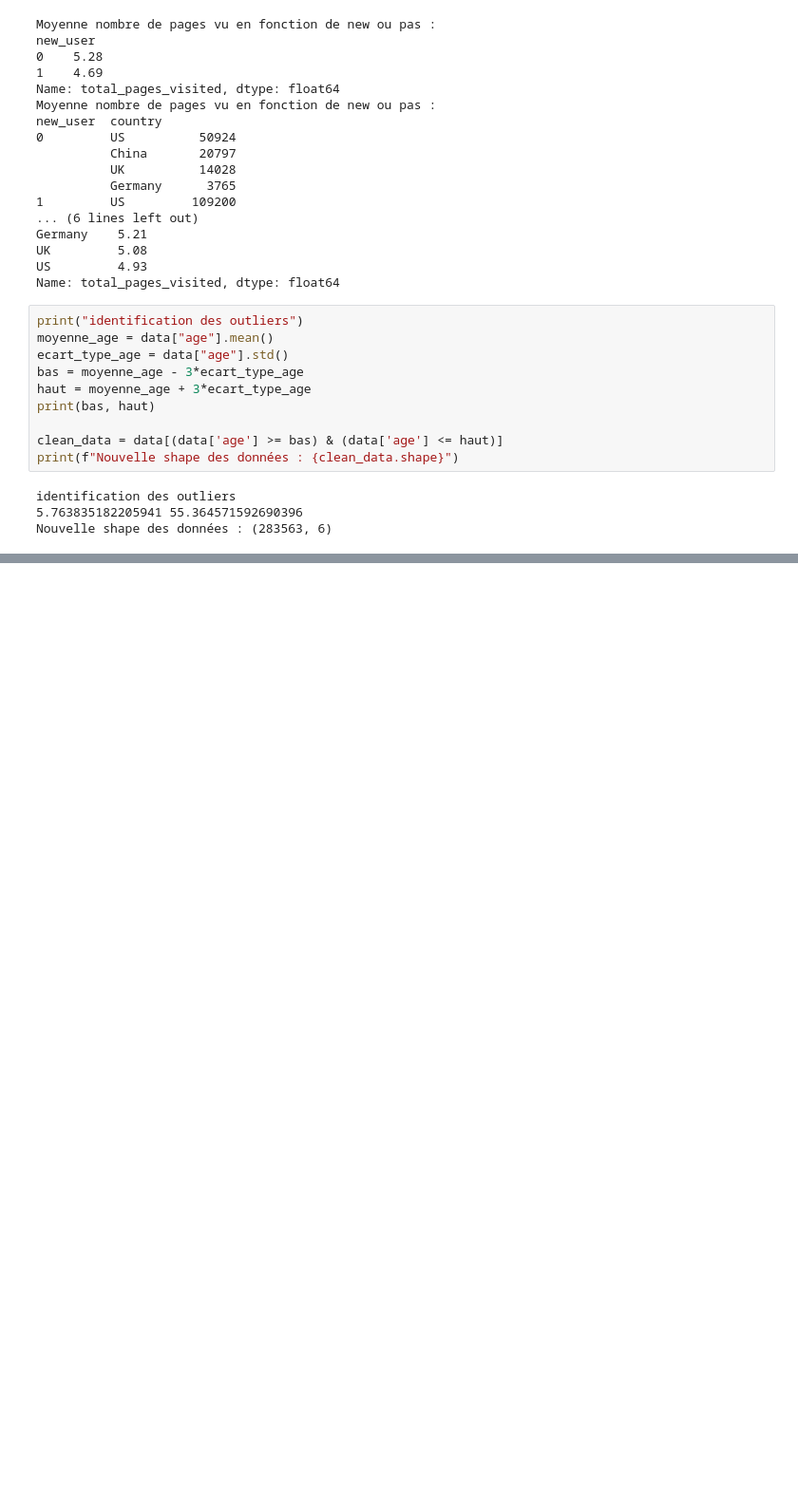
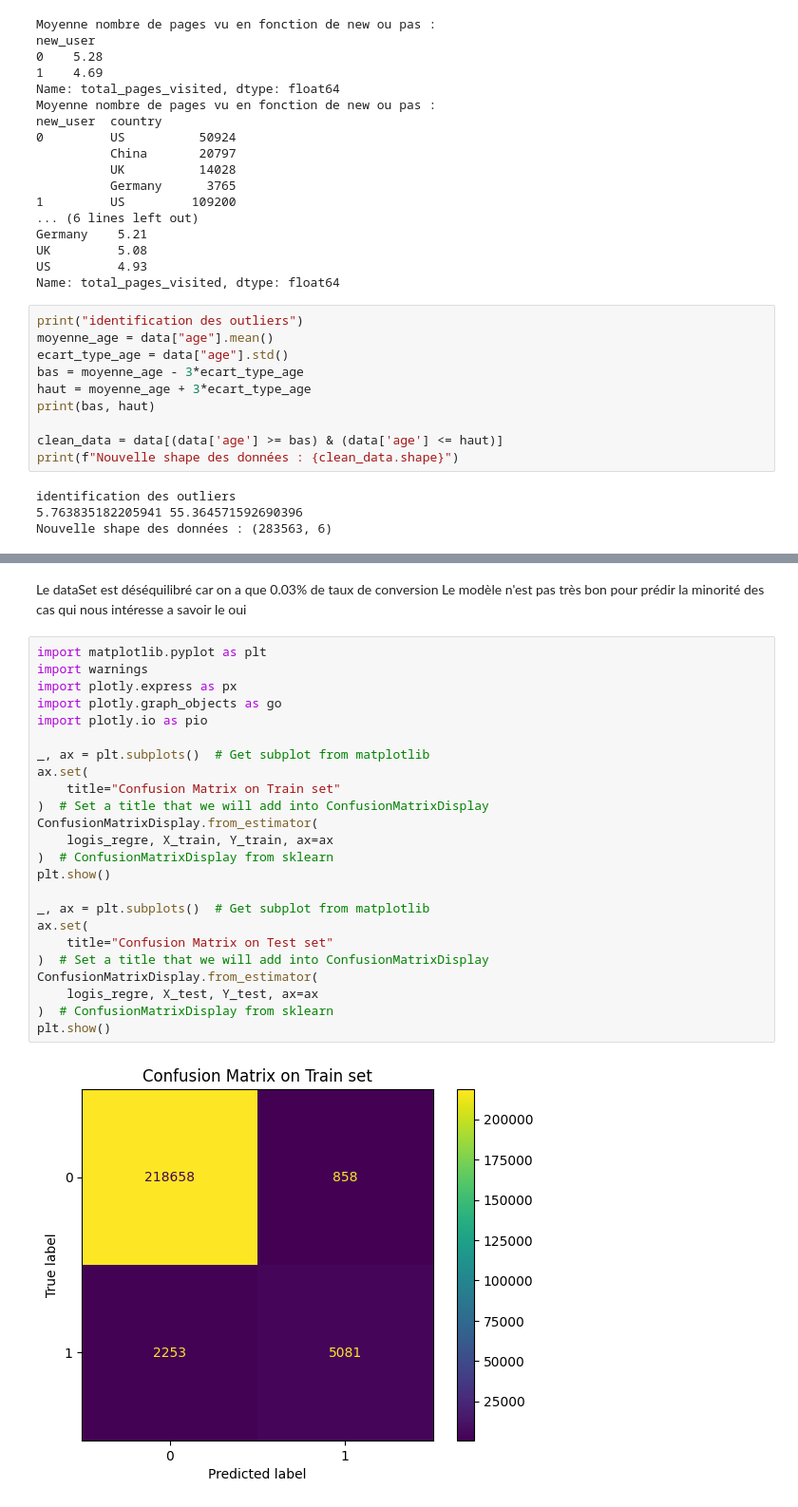
Before and after one commit to Martin691992/dsfs-od-11, a Jupyter notebook: machine_learning/supervised_ml/conversion_rate/eda/eda.ipynb, the cells around one changed output, grey strips where cells are left out. Shown at 95% size. Saved outputs shown, nothing was run; the diff lists cells and outputs as text; blank space fills up the shorter version.

```diff
--- a/machine_learning/supervised_ml/conversion_rate/eda/eda.ipynb
+++ b/machine_learning/supervised_ml/conversion_rate/eda/eda.ipynb
@@ -167,0 +184,29 @@ Preprocess de Y_train et Y_test ...
+# %% [markdown]
+Le dataSet est déséquilibré car on a que 0.03% de taux de conversion
+Le modèle n'est pas très bon pour prédir la minorité des cas qui nous intéresse a savoir le oui
+# %%
+import matplotlib.pyplot as plt
+import warnings
+import plotly.express as px
+import plotly.graph_objects as go
+import plotly.io as pio
+
+_, ax = plt.subplots()  # Get subplot from matplotlib
+ax.set(
+    title="Confusion Matrix on Train set"
+)  # Set a title that we will add into ConfusionMatrixDisplay
+ConfusionMatrixDisplay.from_estimator(
+    logis_regre, X_train, Y_train, ax=ax
+)  # ConfusionMatrixDisplay from sklearn
+plt.show()
+
+_, ax = plt.subplots()  # Get subplot from matplotlib
+ax.set(
+    title="Confusion Matrix on Test set"
+)  # Set a title that we will add into ConfusionMatrixDisplay
+ConfusionMatrixDisplay.from_estimator(
+    logis_regre, X_test, Y_test, ax=ax
+)  # ConfusionMatrixDisplay from sklearn
+plt.show()
+# %% [output]
+[figure, added]
```
Also changed, not shown: parts of 6 cells of this notebook, 3 other files.
